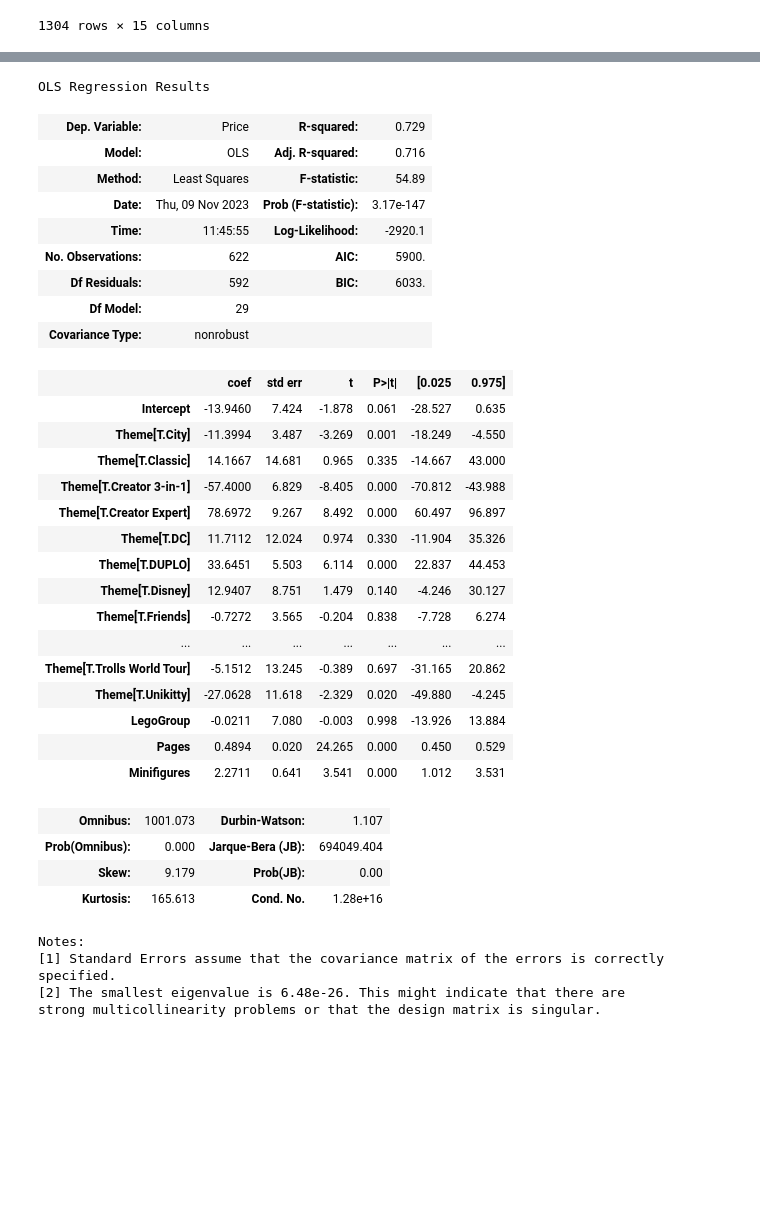
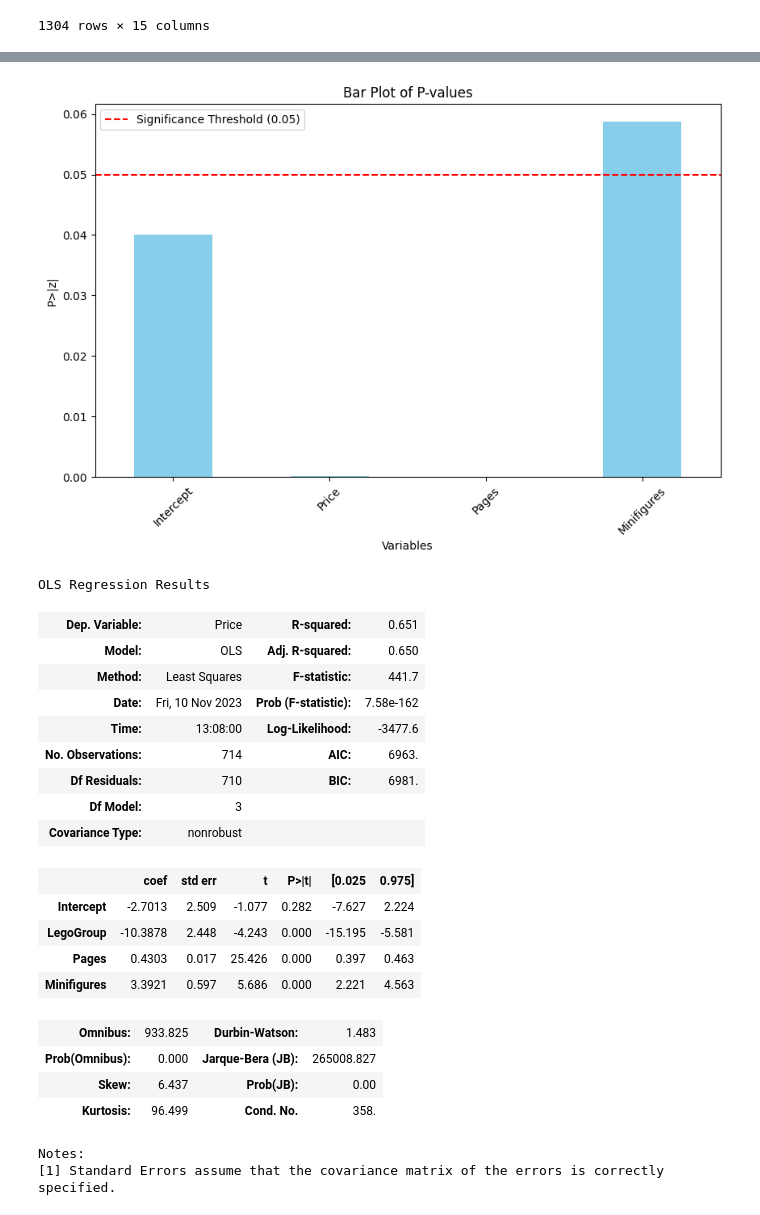
Before and after one commit to ViktorGrev/ISTT1003_Statistikk, a Jupyter notebook: src/viktor_test/oppg1_test.ipynb, the cells around one changed output, grey strips where cells are left out. Drawn from its saved outputs; the diff is of its cells as text; code cells hidden in the pictures; blank space fills up the shorter version.

```diff
--- a/src/viktor_test/oppg1_test.ipynb
+++ b/src/viktor_test/oppg1_test.ipynb
@@ -29,7 +29,7 @@ df
 1304 rows × 15 columns
 # %%
 # fjerner forklaringsvariabler vi ikke trenger
-df2 = df[['Set_Name', 'Theme', 'Pieces', 'Price', 'Pages', 'Minifigures', 'Unique_Pieces', 'Amazon_Price', 'Year', 'Ages']]
+df2 = df[['Set_Name', 'Theme', 'Pieces', 'Price', 'Pages', 'Minifigures', 'Unique_Pieces']]
 
 # fjerner observasjoner med manglende datapunkter (I virkeligheten er det risikabelt å fjerne manglende data punkter uten videre. Dette kan påvirke resultatene på en måte som er vanskelig å avdekke.)
 # Det finnes metoder som tar hensyn til tomme dataceller men dette prosjektet har ikke dette som en del av oppgaven, slik at vi velger å ta utgangspunkt i det originale datasettet.
@@ -47,6 +47,10 @@ df2['Price'] = df2['Price'].astype(float)
 
 df2
 
+df2['LegoGroup'] = np.where(df2['Theme'].isin(['Harry Potter', 'Star Wars', 'Batman', 'DC', 'Disney', 'Marvel', 'Minecraft', 'LEGO Frozen 2', 'Trolls World Tour', 'Minions', 'Powerpuff Girls', 'Jurassic World', 'Overwatch', 'Spider-Man', 'Stranger Things']), 0,
+                      np.where(df2['Theme'].isin(['City', 'Friends', 'Unikitty', 'NINJAGO', 'DUPLO', 'THE LEGO MOVIE 2', 'Speed Champions', 'Hidden Side', 'Classic', 'Juniors', 'Creator 3-in-1', 'Ideas', 'Creator Expert', 'Monkie Kid', 'Minifigures', 'Powered UP']), 1, 2))
+df2.groupby(['LegoGroup']).size().reset_index(name = 'Count')
+
 #df2['Age'] = np.where(df2['Ages'].isin(['Ages_10+', 'Ages_10+']), 10, np.where(df2['Ages'].isin(['Ages_6+']), 6, np.where(df2['Ages'].isin(['Ages_8+']), 8, 0)))
 #df2.groupby(['LegoGroup']).size().reset_index(name = 'Count')
 # %% [output]
@@ -66,10 +60,8 @@ df2
 # %%
-df2['Amazon_Price'] = df2['Amazon_Price'].replace('$', '').astype(float)
-
 print(df2.head())
 
 # Logistic regression model
-formula = "LegoGroup ~ Amazon_Price + Pieces + Pages + Minifigures + Unique_Pieces + Year"
+formula = "LegoGroup ~ Price + Pieces + Pages + Minifigures + Unique_Pieces"
 model = smf.logit(formula, data=df2)
 result = model.fit()
 
@@ -111,45 +154,47 @@ plt.show()
+# %%
+p_values = result.pvalues
+
+# Create a bar plot for p-values
+plt.figure(figsize=(10, 6))
+p_values.plot(kind='bar', color='skyblue')
+plt.axhline(0.05, color='red', linestyle='--', label='Significance Threshold (0.05)')
+plt.xlabel('Variables')
+plt.ylabel('P>|z|')
+plt.title('Bar Plot of P-values')
+plt.xticks(rotation=45)
+plt.legend()
+plt.show()
+# %% [output]
+[figure, added]
 # %%
-formel = 'Price ~ LegoGroup + Pages + Minifigures + Theme'
+formel = 'Price ~ LegoGroup + Pages + Minifigures'
 
 modell = smf.ols(formel, data = df2)
 resultat = modell.fit()
 
 resultat.summary()
 # %% [output]
 OLS Regression Results
-| Dep. Variable: | Price | R-squared: | 0.729 |
-| Model: | OLS | Adj. R-squared: | 0.716 |
-| Method: | Least Squares | F-statistic: | 54.89 |
-| Date: | Thu, 09 Nov 2023 | Prob (F-statistic): | 3.17e-147 |
-| Time: | 11:45:55 | Log-Likelihood: | -2920.1 |
-| No. Observations: | 622 | AIC: | 5900. |
-| Df Residuals: | 592 | BIC: | 6033. |
-| Df Model: | 29 |  |  |
+| Dep. Variable: | Price | R-squared: | 0.651 |
+| Model: | OLS | Adj. R-squared: | 0.650 |
+| Method: | Least Squares | F-statistic: | 441.7 |
+| Date: | Fri, 10 Nov 2023 | Prob (F-statistic): | 7.58e-162 |
+| Time: | 13:08:00 | Log-Likelihood: | -3477.6 |
+| No. Observations: | 714 | AIC: | 6963. |
+| Df Residuals: | 710 | BIC: | 6981. |
+| Df Model: | 3 |  |  |
 | Covariance Type: | nonrobust |  |  |
 |  | coef | std err | t | P>|t| | [0.025 | 0.975] |
-| Intercept | -13.9460 | 7.424 | -1.878 | 0.061 | -28.527 | 0.635 |
-| Theme[T.City] | -11.3994 | 3.487 | -3.269 | 0.001 | -18.249 | -4.550 |
-| Theme[T.Classic] | 14.1667 | 14.681 | 0.965 | 0.335 | -14.667 | 43.000 |
-| Theme[T.Creator 3-in-1] | -57.4000 | 6.829 | -8.405 | 0.000 | -70.812 | -43.988 |
-| Theme[T.Creator Expert] | 78.6972 | 9.267 | 8.492 | 0.000 | 60.497 | 96.897 |
-| Theme[T.DC] | 11.7112 | 12.024 | 0.974 | 0.330 | -11.904 | 35.326 |
-| Theme[T.DUPLO] | 33.6451 | 5.503 | 6.114 | 0.000 | 22.837 | 44.453 |
-| Theme[T.Disney] | 12.9407 | 8.751 | 1.479 | 0.140 | -4.246 | 30.127 |
-| Theme[T.Friends] | -0.7272 | 3.565 | -0.204 | 0.838 | -7.728 | 6.274 |
-| ... | ... | ... | ... | ... | ... | ... |
-| Theme[T.Trolls World Tour] | -5.1512 | 13.245 | -0.389 | 0.697 | -31.165 | 20.862 |
-| Theme[T.Unikitty] | -27.0628 | 11.618 | -2.329 | 0.020 | -49.880 | -4.245 |
-| LegoGroup | -0.0211 | 7.080 | -0.003 | 0.998 | -13.926 | 13.884 |
-| Pages | 0.4894 | 0.020 | 24.265 | 0.000 | 0.450 | 0.529 |
-| Minifigures | 2.2711 | 0.641 | 3.541 | 0.000 | 1.012 | 3.531 |
+| Intercept | -2.7013 | 2.509 | -1.077 | 0.282 | -7.627 | 2.224 |
+| LegoGroup | -10.3878 | 2.448 | -4.243 | 0.000 | -15.195 | -5.581 |
+| Pages | 0.4303 | 0.017 | 25.426 | 0.000 | 0.397 | 0.463 |
+| Minifigures | 3.3921 | 0.597 | 5.686 | 0.000 | 2.221 | 4.563 |
-| Omnibus: | 1001.073 | Durbin-Watson: | 1.107 |
-| Prob(Omnibus): | 0.000 | Jarque-Bera (JB): | 694049.404 |
-| Skew: | 9.179 | Prob(JB): | 0.00 |
-| Kurtosis: | 165.613 | Cond. No. | 1.28e+16 |
+| Omnibus: | 933.825 | Durbin-Watson: | 1.483 |
+| Prob(Omnibus): | 0.000 | Jarque-Bera (JB): | 265008.827 |
+| Skew: | 6.437 | Prob(JB): | 0.00 |
+| Kurtosis: | 96.499 | Cond. No. | 358. |
 Notes:
 [1] Standard Errors assume that the covariance matrix of the errors is correctly specified.
-[2] The smallest eigenvalue is 6.48e-26. This might indicate that there are
-strong multicollinearity problems or that the design matrix is singular.
 # %%
 predicted_values = resultat.predict()
 
```
Also changed, not shown: parts of 15 cells of this notebook.
